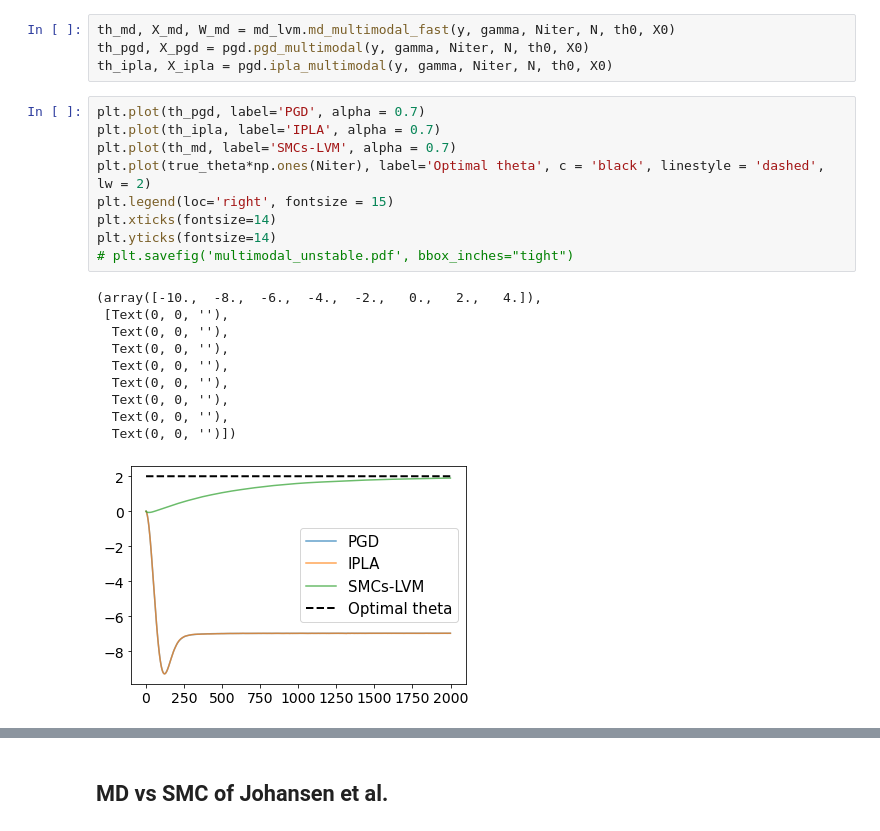
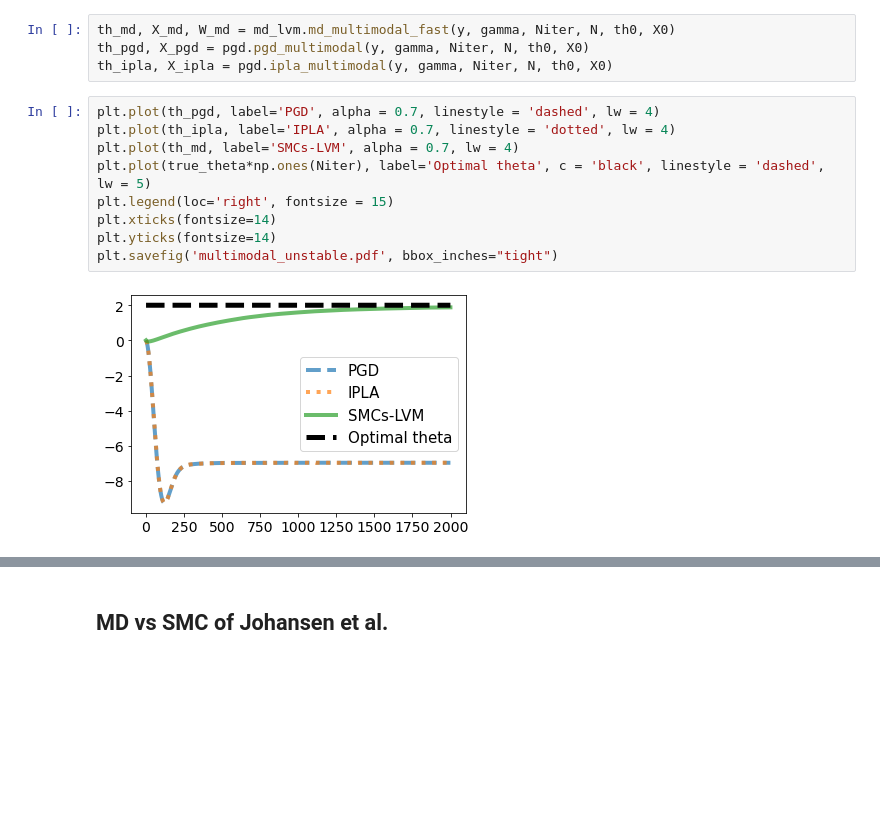
Before and after one commit to FrancescaCrucinio/MD_LVM, a Jupyter notebook: multimodal.ipynb, the cells around one changed output, grey strips where cells are left out. Cells and saved outputs as stored; diff of their text form; blank space fills up the shorter version.

```diff
--- a/multimodal.ipynb
+++ b/multimodal.ipynb
@@ -49,25 +49,16 @@ th_md, X_md, W_md = md_lvm.md_multimodal_fast(y, gamma, Niter, N, th0, X0)
 th_pgd, X_pgd = pgd.pgd_multimodal(y, gamma, Niter, N, th0, X0)
 th_ipla, X_ipla = pgd.ipla_multimodal(y, gamma, Niter, N, th0, X0)
 # %%
-plt.plot(th_pgd, label='PGD', alpha = 0.7)
-plt.plot(th_ipla, label='IPLA', alpha = 0.7)
-plt.plot(th_md, label='SMCs-LVM', alpha = 0.7)
-plt.plot(true_theta*np.ones(Niter), label='Optimal theta', c = 'black', linestyle = 'dashed', lw = 2)
+plt.plot(th_pgd, label='PGD', alpha = 0.7, linestyle = 'dashed', lw = 4)
+plt.plot(th_ipla, label='IPLA', alpha = 0.7, linestyle = 'dotted', lw = 4)
+plt.plot(th_md, label='SMCs-LVM', alpha = 0.7, lw = 4)
+plt.plot(true_theta*np.ones(Niter), label='Optimal theta', c = 'black', linestyle = 'dashed', lw = 5)
 plt.legend(loc='right', fontsize = 15)
 plt.xticks(fontsize=14)
 plt.yticks(fontsize=14)
-# plt.savefig('multimodal_unstable.pdf', bbox_inches="tight")
+plt.savefig('multimodal_unstable.pdf', bbox_inches="tight")
 # %% [output]
-(array([-10.,  -8.,  -6.,  -4.,  -2.,   0.,   2.,   4.]),
- [Text(0, 0, ''),
-  Text(0, 0, ''),
-  Text(0, 0, ''),
-  Text(0, 0, ''),
-  Text(0, 0, ''),
-  Text(0, 0, ''),
-  Text(0, 0, ''),
-  Text(0, 0, '')])
-[figure, old version]
+[figure, new version]
 # %%
 x = np.linspace(0.001, 0.05, num = 1000)
 plt.hist(X_md[Niter-1, :, 0], density = True, bins = 30, weights = W_md, label='SMCs-LVM', alpha = 0.7, color = 'green');
```
Also changed, not shown: parts of 20 cells of this notebook, 6 other files.
